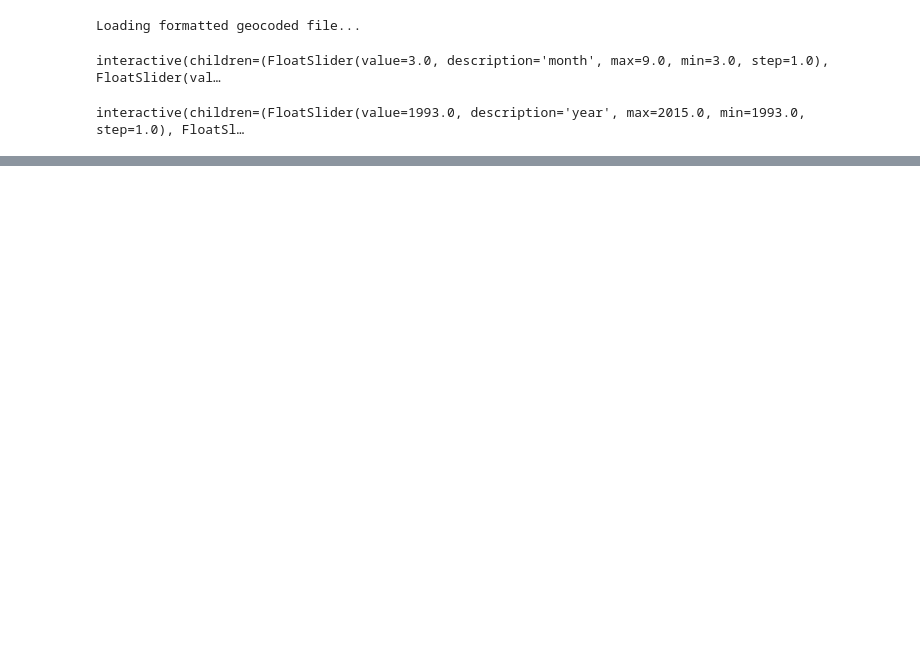
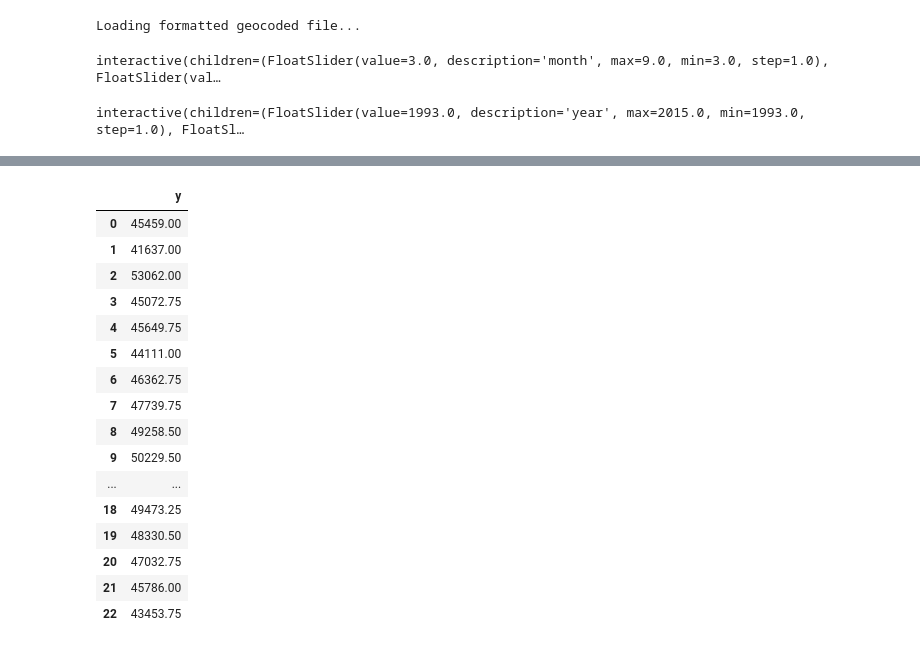
Before and after one commit to seorimpark/MATH517team2-2, a Jupyter notebook: Code/Visualisation_general.ipynb, the cells around one changed output, grey strips where cells are left out. Drawn from its saved outputs; the diff is of its cells as text; code cells hidden in the pictures; blank space fills up the shorter version.

```diff
--- a/Code/Visualisation_general.ipynb
+++ b/Code/Visualisation_general.ipynb
@@ -542,5 +531,31 @@ def totCNT():
             c+=df3["CNT"].iloc[i]
         l.append(c)
     return l
+# %%
+l3=totCNT()
+dfcnt=pd.DataFrame({'y':l3})
+l4=dfcnt.rolling(4).sum()
+for i in range(3):
+    l4["y"].iloc[i]=l3[i]
+for i in range(3,23):
+    l4["y"].iloc[i]=l4["y"].iloc[i]/4
+# %% [output]
+|  | y |
+| 0 | 45459.00 |
+| 1 | 41637.00 |
+| 2 | 53062.00 |
+| 3 | 45072.75 |
+| 4 | 45649.75 |
+| 5 | 44111.00 |
+| 6 | 46362.75 |
+| 7 | 47739.75 |
+| 8 | 49258.50 |
+| 9 | 50229.50 |
+| ... | ... |
+| 18 | 49473.25 |
+| 19 | 48330.50 |
+| 20 | 47032.75 |
+| 21 | 45786.00 |
+| 22 | 43453.75 |
 # %%
 x=np.arange(1993,2016)
```
Also changed, not shown: parts of 4 cells of this notebook, 6 other files.
